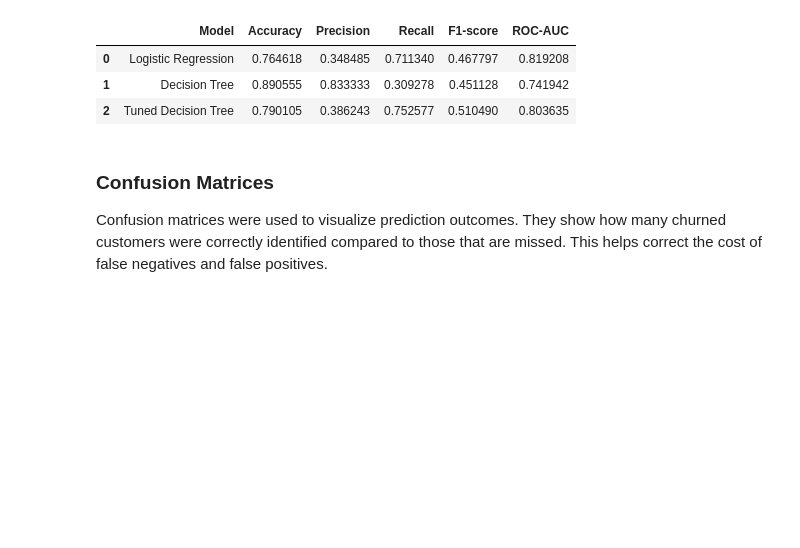
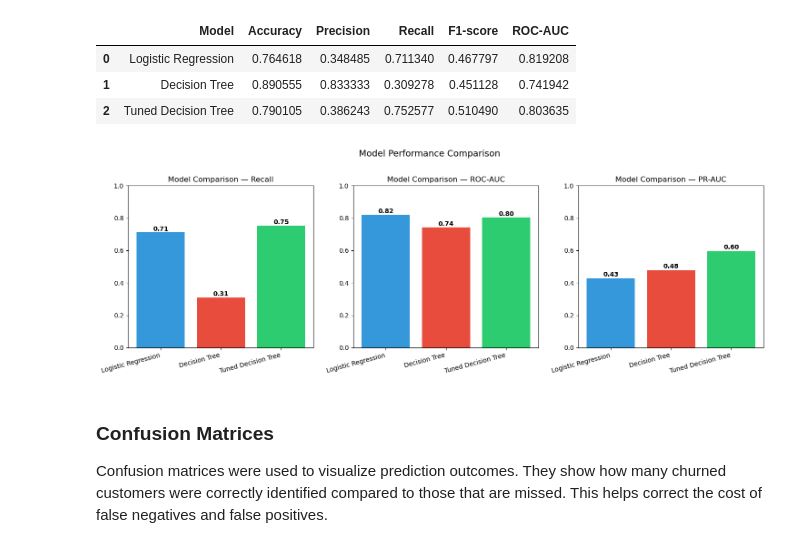
Before and after one commit to mburufiona/Sychel_Customer_Churn, a Jupyter notebook: index.ipynb, the cells around one changed output. Drawn from its saved outputs; the diff is of its cells as text; code cells hidden in the pictures; blank space fills up the shorter version.

```diff
--- a/index.ipynb
+++ b/index.ipynb
@@ -582,6 +582,25 @@ results_df
 | 0 | Logistic Regression | 0.764618 | 0.348485 | 0.711340 | 0.467797 | 0.819208 |
 | 1 | Decision Tree | 0.890555 | 0.833333 | 0.309278 | 0.451128 | 0.741942 |
 | 2 | Tuned Decision Tree | 0.790105 | 0.386243 | 0.752577 | 0.510490 | 0.803635 |
+# %%
+
+metrics = ["Recall", "ROC-AUC", "PR-AUC"]
+
+fig, axes = plt.subplots(1, 3, figsize=(15, 5))
+
+for i, metric in enumerate(metrics):
+    axes[i].bar(results_df["Model"], results_df[metric], color=["#3498DB","#E74C3C","#2ECC71"])
+    axes[i].set_title(f"Model Comparison — {metric}")
+    axes[i].set_ylim(0, 1)
+    axes[i].set_xticklabels(results_df["Model"], rotation=15, ha='right')
+    for j, v in enumerate(results_df[metric]):
+        axes[i].text(j, v + 0.01, f"{v:.2f}", ha='center', fontweight='bold')
+
+plt.suptitle("Model Performance Comparison", fontsize=14, y=1.02)
+plt.tight_layout()
+plt.show()
+# %% [output]
+[figure, added]
 # %% [markdown]
 ### Confusion Matrices
 Confusion matrices were used to visualize prediction outcomes.
```
Also changed, not shown: parts of 1 cell of this notebook.
